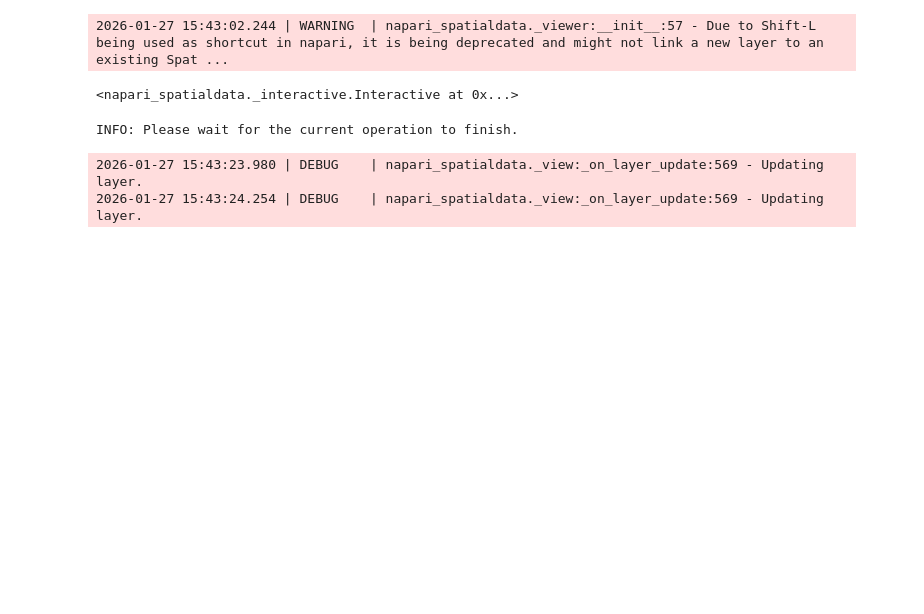
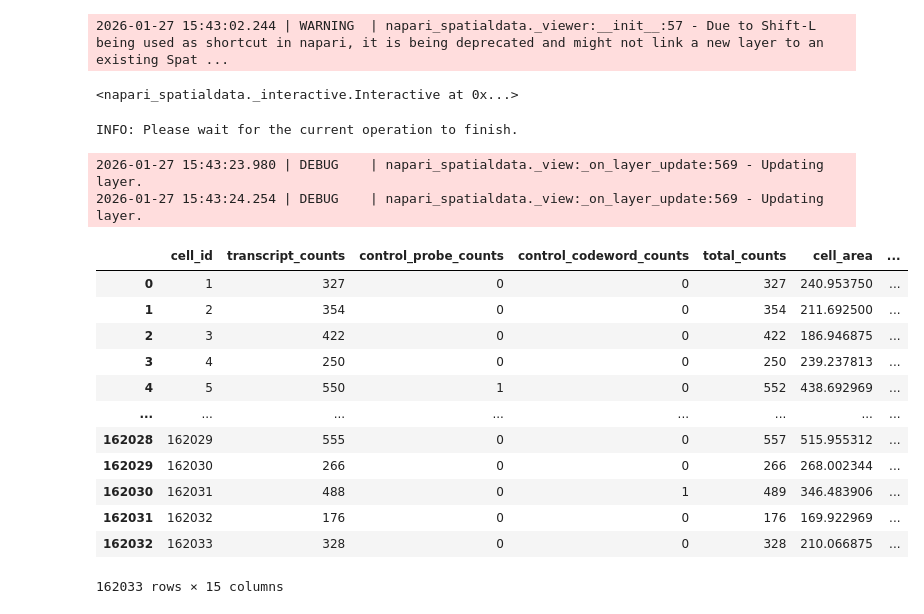
Before and after one commit to LLehner/Adaptive-Niche, a Jupyter notebook: clustering_tutorial.ipynb, the cells around one changed output. Cells and saved outputs as stored; diff of their text form; code cells hidden in the pictures; blank space fills up the shorter version.

```diff
--- a/clustering_tutorial.ipynb
+++ b/clustering_tutorial.ipynb
@@ -91,3 +91,19 @@ Interactive(sdata)
 INFO: Please wait for the current operation to finish.
 2026-01-27 15:43:23.980 | DEBUG    | napari_spatialdata._view:_on_layer_update:569 - Updating layer.
 2026-01-27 15:43:24.254 | DEBUG    | napari_spatialdata._view:_on_layer_update:569 - Updating layer.
+# %%
+sdata.tables["table"].obs
+# %% [output]
+|  | cell_id | transcript_counts | control_probe_counts | control_codeword_counts | total_counts | cell_area | ... |
+| 0 | 1 | 327 | 0 | 0 | 327 | 240.953750 | ... |
+| 1 | 2 | 354 | 0 | 0 | 354 | 211.692500 | ... |
+| 2 | 3 | 422 | 0 | 0 | 422 | 186.946875 | ... |
+| 3 | 4 | 250 | 0 | 0 | 250 | 239.237813 | ... |
+| 4 | 5 | 550 | 1 | 0 | 552 | 438.692969 | ... |
+| ... | ... | ... | ... | ... | ... | ... | ... |
+| 162028 | 162029 | 555 | 0 | 0 | 557 | 515.955312 | ... |
+| 162029 | 162030 | 266 | 0 | 0 | 266 | 268.002344 | ... |
+| 162030 | 162031 | 488 | 0 | 1 | 489 | 346.483906 | ... |
+| 162031 | 162032 | 176 | 0 | 0 | 176 | 169.922969 | ... |
+| 162032 | 162033 | 328 | 0 | 0 | 328 | 210.066875 | ... |
+162033 rows × 15 columns
```
Also changed, not shown: parts of 2 cells of this notebook, 1 other file.
